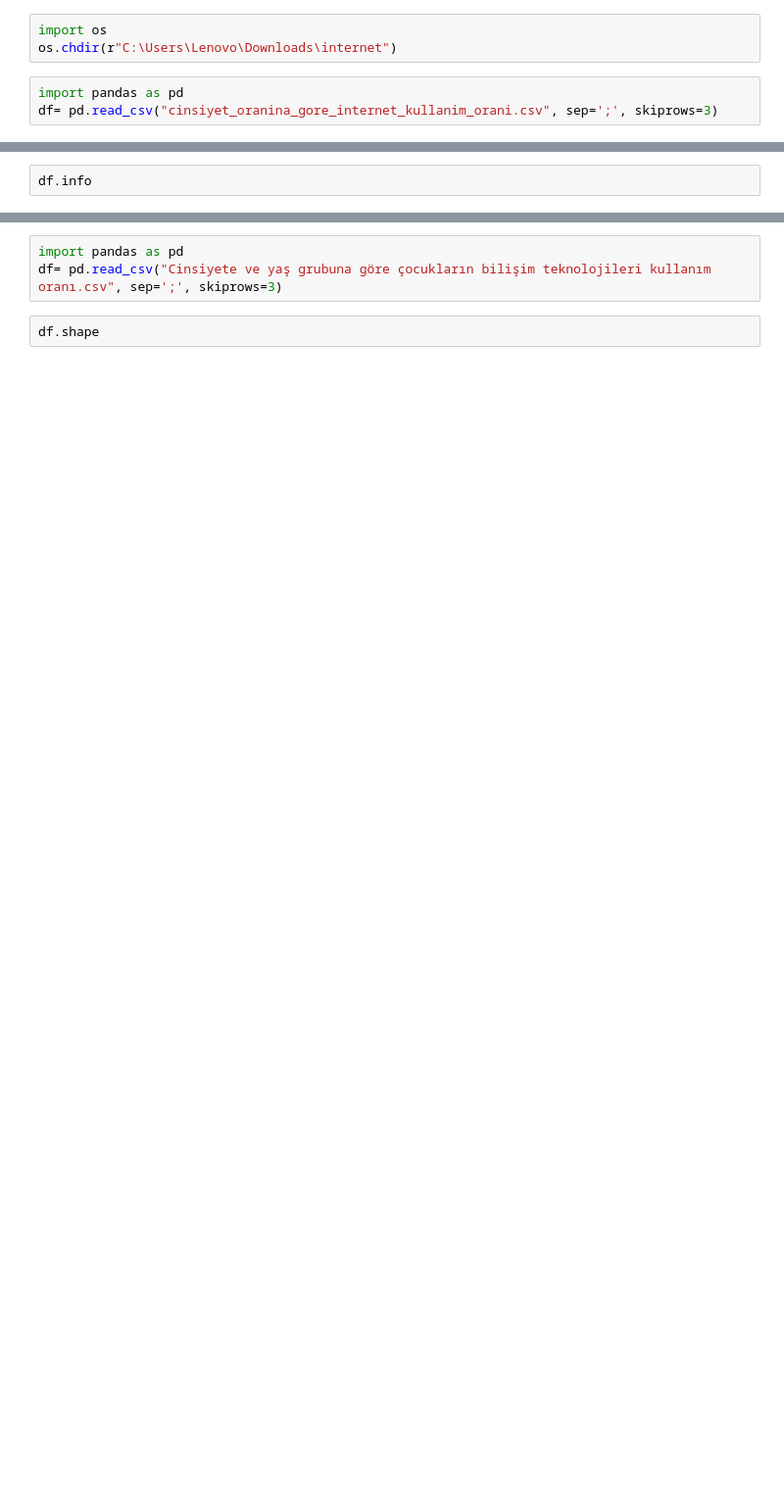
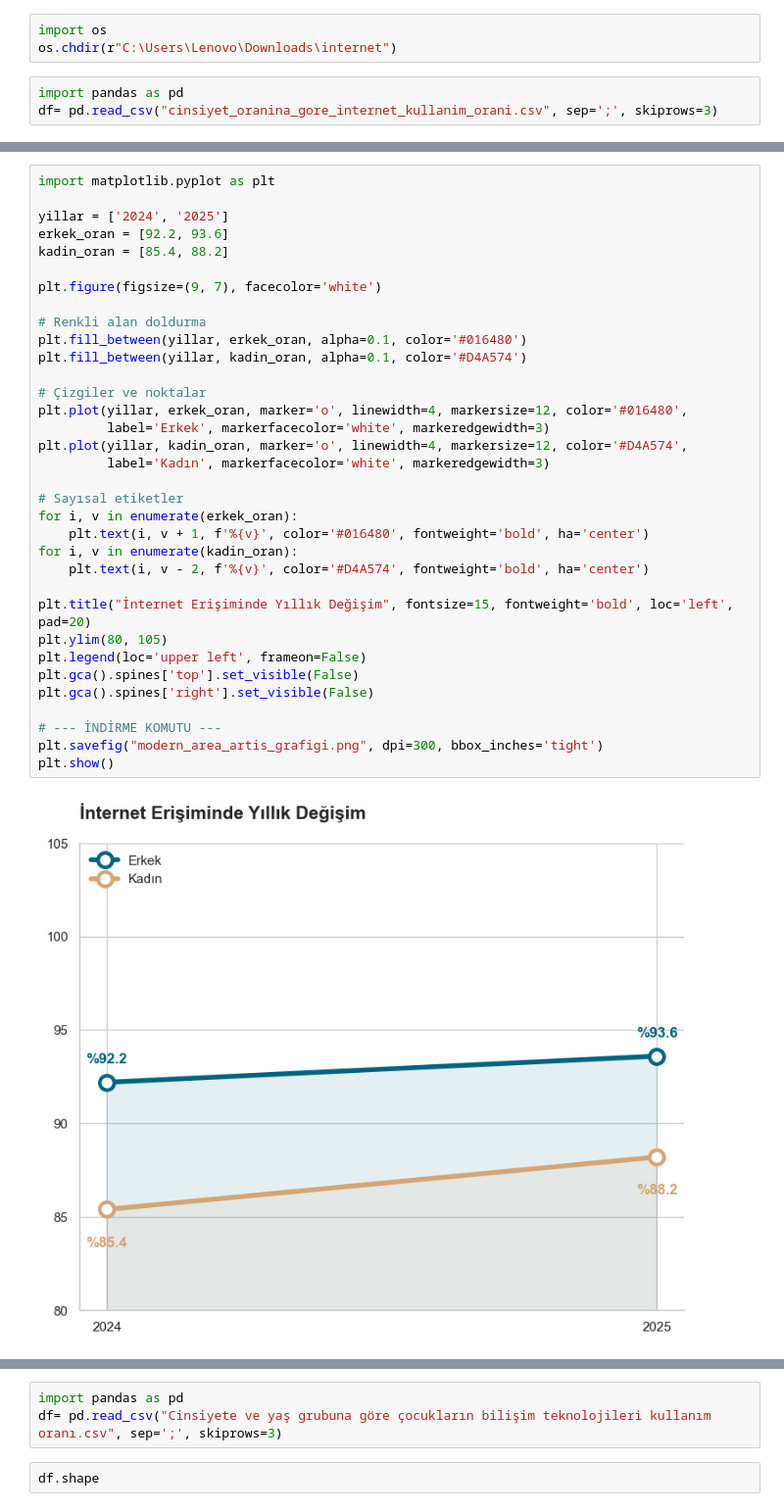
Before and after one commit to tuanna-web/Turkiye-de-Dijital-Yasam, a Jupyter notebook: poster.ipynb, the cells around one changed output, grey strips where cells are left out. Shown at 98% size. Drawn from its saved outputs; the diff is of its cells as text; blank space fills up the shorter version.

```diff
--- a/poster.ipynb
+++ b/poster.ipynb
@@ -297,3 +330,37 @@ df.shape
 # %%
-df.info
+import matplotlib.pyplot as plt
+
+yillar = ['2024', '2025']
+erkek_oran = [92.2, 93.6]
+kadin_oran = [85.4, 88.2]
+
+plt.figure(figsize=(9, 7), facecolor='white')
+
+# Renkli alan doldurma
+plt.fill_between(yillar, erkek_oran, alpha=0.1, color='#016480')
+plt.fill_between(yillar, kadin_oran, alpha=0.1, color='#D4A574')
+
+# Çizgiler ve noktalar
+plt.plot(yillar, erkek_oran, marker='o', linewidth=4, markersize=12, color='#016480',
+         label='Erkek', markerfacecolor='white', markeredgewidth=3)
+plt.plot(yillar, kadin_oran, marker='o', linewidth=4, markersize=12, color='#D4A574',
+         label='Kadın', markerfacecolor='white', markeredgewidth=3)
+
+# Sayısal etiketler
+for i, v in enumerate(erkek_oran):
+    plt.text(i, v + 1, f'%{v}', color='#016480', fontweight='bold', ha='center')
+for i, v in enumerate(kadin_oran):
+    plt.text(i, v - 2, f'%{v}', color='#D4A574', fontweight='bold', ha='center')
+
+plt.title("İnternet Erişiminde Yıllık Değişim", fontsize=15, fontweight='bold', loc='left', pad=20)
+plt.ylim(80, 105)
+plt.legend(loc='upper left', frameon=False)
+plt.gca().spines['top'].set_visible(False)
+plt.gca().spines['right'].set_visible(False)
+
+# --- İNDİRME KOMUTU ---
+plt.savefig("modern_area_artis_grafigi.png", dpi=300, bbox_inches='tight')
+plt.show()
+# %% [output]
+[figure, added]
 # %%
```
Also changed, not shown: parts of 21 cells of this notebook, 5 other files.
